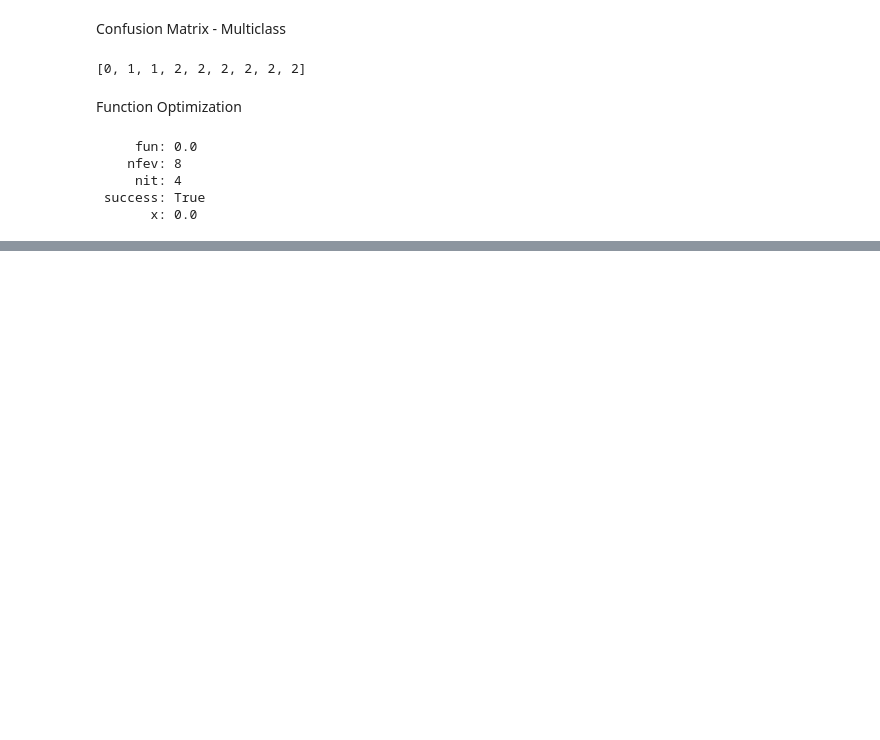
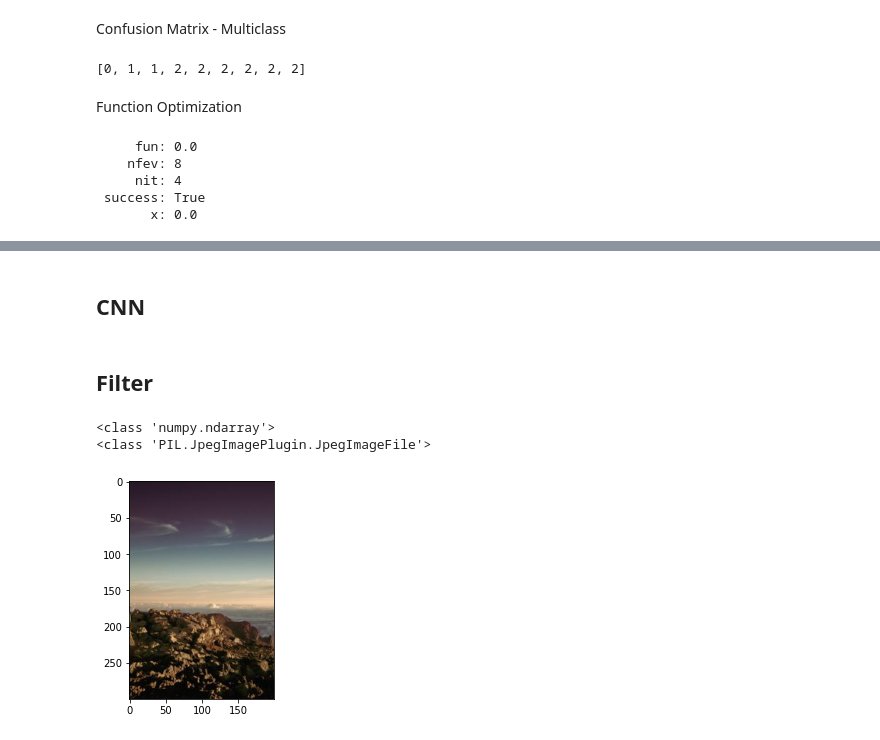
Before and after one commit to gwillig/maschine-learning-notebooks-for-interns, a Jupyter notebook: example.ipynb, the cells around one changed output, grey strips where cells are left out. Cells and saved outputs as stored; diff of their text form; code cells hidden in the pictures; blank space fills up the shorter version.

Commit message:
MOD|'Add new section to show different filters

```diff
--- a/example.ipynb
+++ b/example.ipynb
@@ -703,0 +724,32 @@ Training loss: 0.11265155481963908
+# %% [markdown]
+## CNN
+# %% [markdown]
+## Filter
+# %%
+import matplotlib.pyplot as plt
+import matplotlib.image as mpimg
+
+import cv2
+import numpy as np
+
+%matplotlib inline
+
+from PIL import Image
+import requests
+from io import BytesIO
+
+url = "https://picsum.photos/200/300"
+response = requests.get(url)
+img = Image.open(BytesIO(response.content))
+#Convert to numpy
+image = np.array(img)
+
+# Read in the image
+
+plt.imshow(image)
+print(type(image))
+print(type(img))
+# %% [output]
+<class 'numpy.ndarray'>
+<class 'PIL.JpegImagePlugin.JpegImageFile'>
+[figure, added]
```
Also changed, not shown: parts of 11 cells of this notebook.
